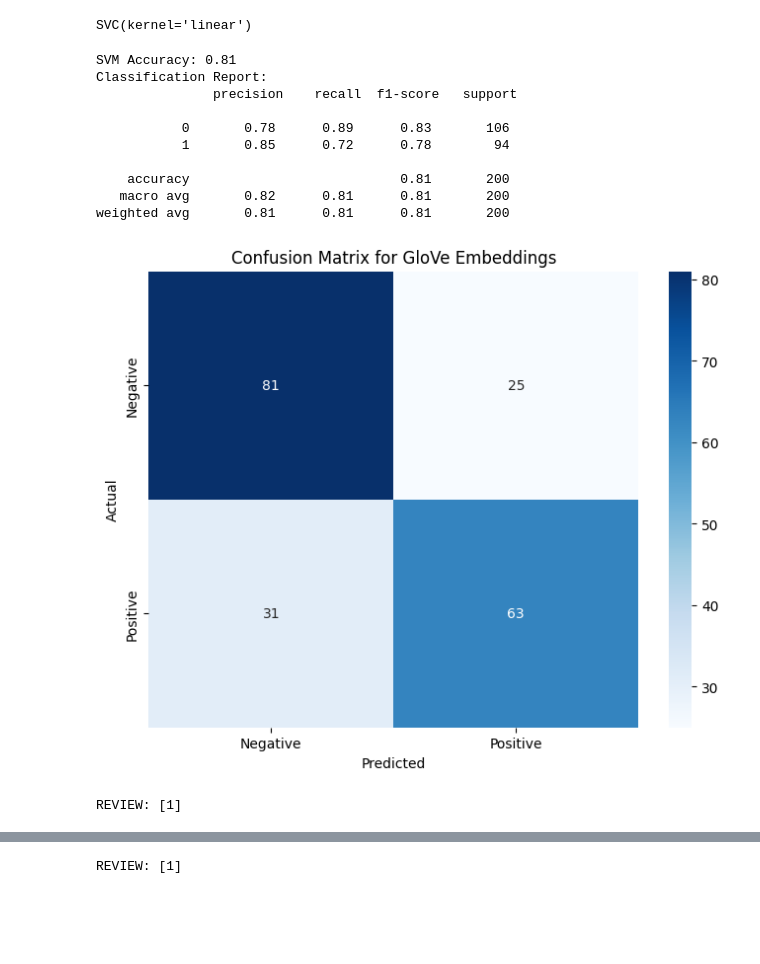
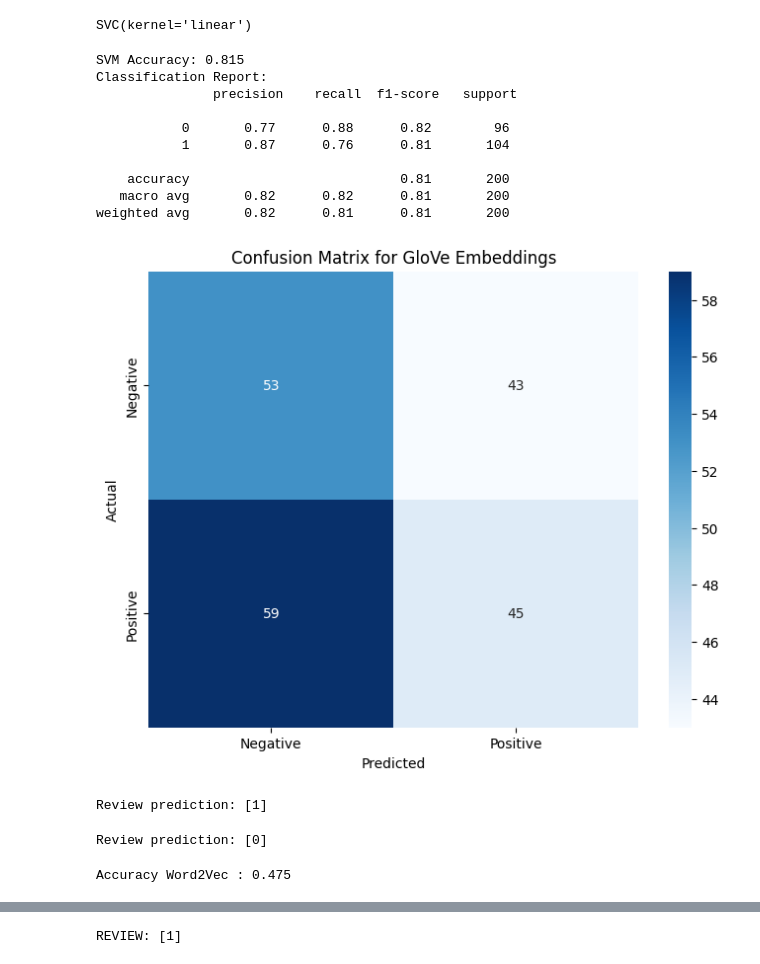
Before and after one commit to MathalinAK/NLP, a Jupyter notebook: food_review.ipynb, the cells around one changed output, grey strips where cells are left out. Drawn from its saved outputs; the diff is of its cells as text; code cells hidden in the pictures; blank space fills up the shorter version.

```diff
--- a/food_review.ipynb
+++ b/food_review.ipynb
@@ -410,38 +421,45 @@ model_svm.fit(x_train_vec, y_train)  # Use x_train_vec instead of x_train
 # %% [output]
 SVC(kernel='linear')
 # %%
-y_pred_svm = model_svm.predict(x_test_vec)  # Use x_test_vec instead of x_test
+y_pred_svm = model_svm.predict(x_testvector)
 accuracy_svm = accuracy_score(y_test, y_pred_svm)
 print("SVM Accuracy:", accuracy_svm)
 print("Classification Report:\n", classification_report(y_test, y_pred_svm))
 # %% [output]
-SVM Accuracy: 0.81
+SVM Accuracy: 0.815
 Classification Report:
                precision    recall  f1-score   support
 
-           0       0.78      0.89      0.83       106
-           1       0.85      0.72      0.78        94
+           0       0.77      0.88      0.82        96
+           1       0.87      0.76      0.81       104
 
     accuracy                           0.81       200
-   macro avg       0.82      0.81      0.81       200
-weighted avg       0.81      0.81      0.81       200
+   macro avg       0.82      0.82      0.81       200
+weighted avg       0.82      0.81      0.81       200
 # %%
 # Confusion Matrix
-cm = confusion_matrix(y_test, y_pred_glove)
+cm = confusion_matrix(y_test, y_predglove)
 plt.figure(figsize=(8, 6))
 sns.heatmap(cm, annot=True, fmt='d', cmap='Blues',
             xticklabels=['Negative', 'Positive'],
             yticklabels=['Negative', 'Positive'])
 plt.xlabel('Predicted')
 plt.ylabel('Actual')
 plt.title('Confusion Matrix for GloVe Embeddings')
 plt.show()
 # %% [output]
-[figure, old version]
+[figure, new version]
 # %%
-test_text = "The food very good"
-test_embedding = get_glove_vector(test_text).reshape(1, -1)
-sentiment = model_glove.predict(test_embedding)
-print("REVIEW:", review)
+test_text = "The food was absolutely fantastic!"
+test_embedding = glovemodel(test_text).reshape(1, -1)
+review = model_glove.predict(test_embedding)
+print("Review prediction:", review)
 # %% [output]
-REVIEW: [1]
+Review prediction: [1]
+# %%
+test_text = "I will never come back, the food was terrible."
+test_embedding = glovemodel(test_text).reshape(1, -1)
+review = model_glove.predict(test_embedding)
+print("Review prediction:", review)
+# %% [output]
+Review prediction: [0]
@@ -447,0 +480,6 @@ REVIEW: [1]
+# %%
+y_predword2vec = word2vecmodel.predict(X_testword2vec)
+accuracy_word2vec = accuracy_score(y_test, y_predword2vec)
+print("Accuracy Word2Vec :", accuracy_word2vec)
+# %% [output]
+Accuracy Word2Vec : 0.475
```
Also changed, not shown: parts of 42 cells of this notebook.
